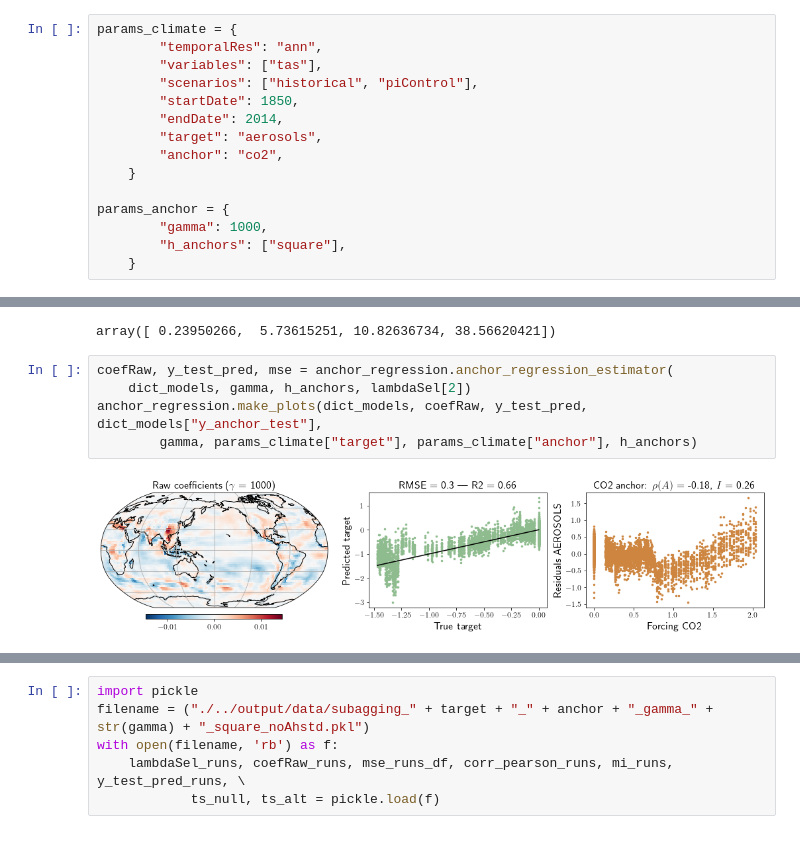
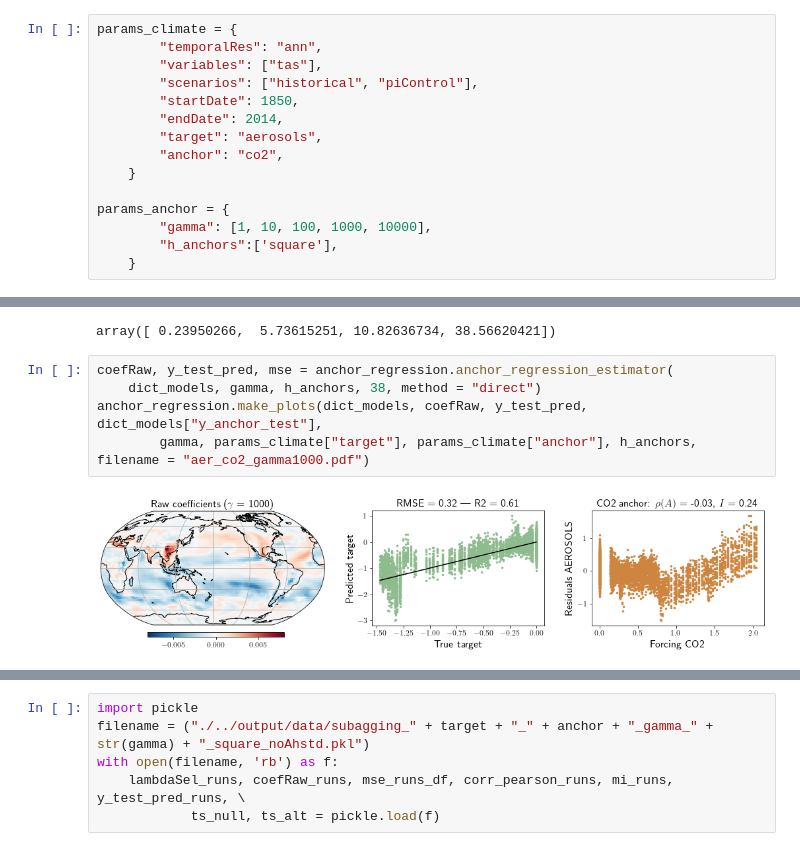
Before and after one commit to eszekely/robustDA, a Jupyter notebook: notebooks/CMIP6_dashlarge.ipynb, the cells around one changed output, grey strips where cells are left out. Cells and saved outputs as stored; diff of their text form.

```diff
--- a/notebooks/CMIP6_dashlarge.ipynb
+++ b/notebooks/CMIP6_dashlarge.ipynb
@@ -24,8 +24,8 @@ params_climate = {
     }
 
 params_anchor = {
-        "gamma": 1000,
-        "h_anchors": ["square"],
+        "gamma": [1, 10, 100, 1000, 10000],
+        "h_anchors":['square'],
     }
 # %%
 target = params_climate["target"]
@@ -89,8 +94,8 @@ lambdaSel
 array([ 0.23950266,  5.73615251, 10.82636734, 38.56620421])
 # %%
 coefRaw, y_test_pred, mse = anchor_regression.anchor_regression_estimator(
-    dict_models, gamma, h_anchors, lambdaSel[2])
+    dict_models, gamma, h_anchors, 38, method = "direct")
 anchor_regression.make_plots(dict_models, coefRaw, y_test_pred, dict_models["y_anchor_test"],
-        gamma, params_climate["target"], params_climate["anchor"], h_anchors)
+        gamma, params_climate["target"], params_climate["anchor"], h_anchors, filename = "aer_co2_gamma1000.pdf")
 # %% [output]
-[figure, old version]
+[figure, new version]
```
Also changed, not shown: parts of 35 cells of this notebook, 5 other files.
